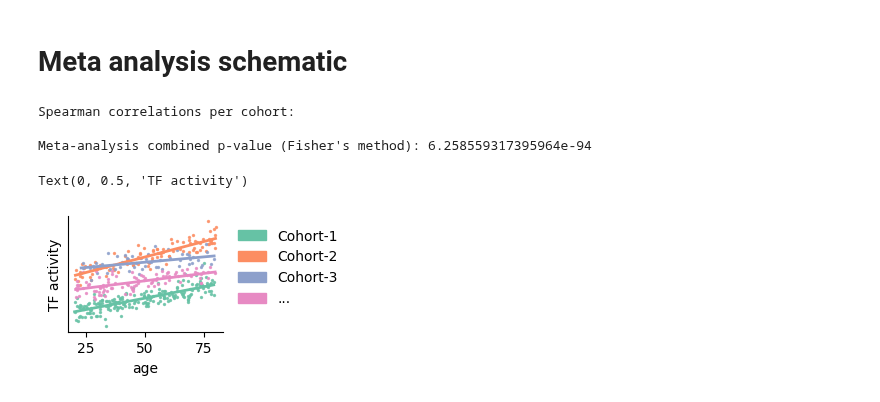
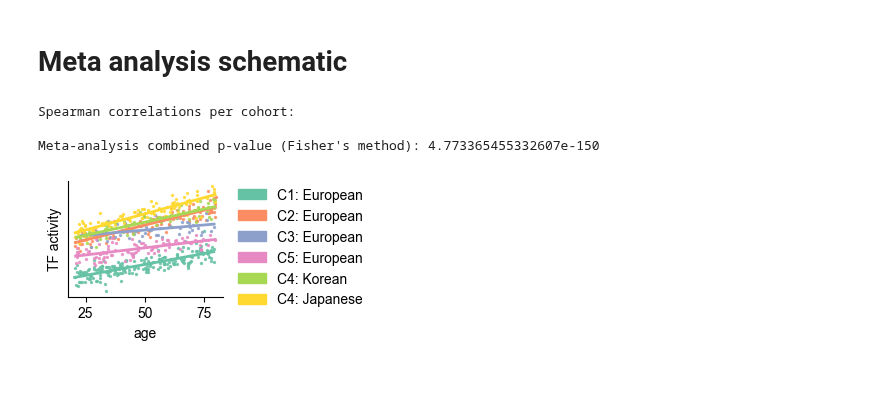
Before and after one commit to janursa/HIRA, a Jupyter notebook: notebooks/prepare_resources.ipynb, the cells around one changed output. Saved outputs shown, nothing was run; the diff lists cells and outputs as text; code cells hidden in the pictures.

Commit message:
sle and perturbation plots are improved

```diff
--- a/notebooks/prepare_resources.ipynb
+++ b/notebooks/prepare_resources.ipynb
@@ -22,9 +22,10 @@ from scipy.cluster.hierarchy import linkage
 from matplotlib.patches import Patch
 from statsmodels.stats.multitest import multipletests
 
-from ciim.src.common import datasets_e, datasets_a, datasets_all, cell_types, surrogate_names, colors_blind, palette_cell_types, palette_datasets, palette_datasets_pretty, palette_genders, palette_minor_types
+from ciim.src.common import plots_dir, datasets_e, datasets_a, datasets_all, cell_types, surrogate_names, colors_blind, palette_cell_types, palette_datasets, palette_datasets_pretty, palette_genders, palette_minor_types
 
-
+plt.rcParams['font.family'] = 'Arial'  # Arial or 'Liberation Sans'
+default_font = matplotlib.rcParams['font.family']
 
 plt.rcParams["figure.figsize"]=4,4
 
@@ -242,9 +243,8 @@ import matplotlib.pyplot as plt
 # Step 1: Generate random data
 np.random.seed(42)  # for reproducibility
 
-n_samples_list = [200, 100, 60, 100]  # number of samples per cohort
-cohorts = [f'Cohort-{i+1}' for i in range(3)]
-cohorts.append('...')
+n_samples_list = [200, 100, 60, 100, 80, 100]  # number of samples per cohort
+cohorts = [surrogate_names[d] for d in datasets_all]
 
 data = []
 
@@ -284,37 +284,35 @@ for cohort in cohorts:
 results_df = pd.DataFrame(results)
 print("Spearman correlations per cohort:")
 _, combined_pval = combine_pvalues(results_df['pval'])
 
 print("\nMeta-analysis combined p-value (Fisher's method):", combined_pval)
 
 # (Optional) Step 4: Plotting
 import seaborn as sns
 colors = list(palette_datasets.values())
 fig, ax = plt.subplots(figsize=(2, 1.5))
 for i, cohort in enumerate(data_df['cohort'].unique()):
     subset = data_df[data_df['cohort'] == cohort]
     sns.regplot(data=subset, x='age', y='tf_activity', ax=ax,
                 scatter_kws={'s': 2}, line_kws={'linewidth':2},
                 color=colors[i], label=cohort, ci=None)
 
 # ax.legend(title='Cohort', loc=(1.1, .2), frameon=False)
-p_values = [1E-20, 1E-10, 1E-5, 1E-2]
+p_values = [1E-20, 1E-10, 1E-5, 1E-2, 0.05, 0.1]  # Example p-values for each cohort
 legend_handles = []
 for i, d in enumerate(cohorts):
     p_value = p_values[i]
     legend_label = d
-    # legend_label = '    ' + d +'\n' + r' (p:' + "{:.1e}".format(p_value) + ")"
-
     handle = mpatches.Patch(color=colors[i], label=legend_label)
     legend_handles.append(handle)
-ax.legend(handles=legend_handles, loc='upper left', bbox_to_anchor=(1.02, 1), frameon=False)
+ax.legend(handles=legend_handles, loc='upper left', bbox_to_anchor=(1.02, 1.05), frameon=False)
 ax.spines[['top', 'right']].set_visible(False)
 ax.set_yticks([])
 ax.set_ylabel('TF activity')
+plt.savefig(f'{plots_dir}/dummy_meta.png', dpi=300, bbox_inches='tight')
 # plt.title('Meta correlation analysis', pad=20)
 # %% [output]
 Spearman correlations per cohort:
 
-Meta-analysis combined p-value (Fisher's method): 6.258559317395964e-94
+Meta-analysis combined p-value (Fisher's method): 4.773365455332607e-150
-Text(0, 0.5, 'TF activity')
-[figure, old version]
+[figure, new version]
```
Also changed, not shown: 8 other files.
